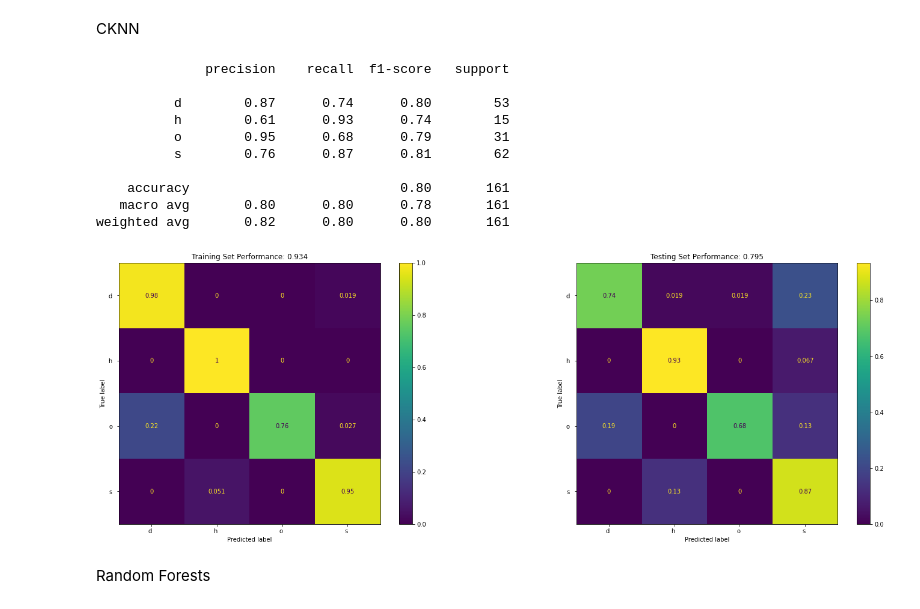
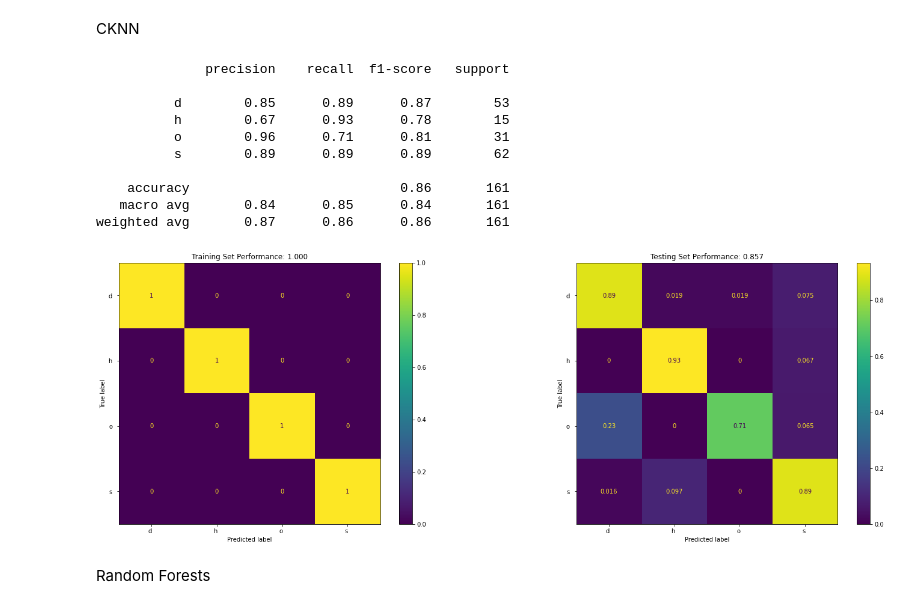
Before and after one commit to Lachie1011/cab420, a Jupyter notebook: assignment1A/Q2/CAB420_A1A_Q2.ipynb, the cells around one changed output. Saved outputs shown, nothing was run; the diff lists cells and outputs as text; code cells hidden in the pictures.

```diff
--- a/assignment1A/Q2/CAB420_A1A_Q2.ipynb
+++ b/assignment1A/Q2/CAB420_A1A_Q2.ipynb
@@ -95,20 +98,35 @@ Text(0.5, 1.0, 'Test data set')
 # %% [markdown]
 CKNN
-# %%
-cknn = KNeighborsClassifier(n_neighbors=20)
-cknn.fit(X_train, Y_train)
-eval_model(cknn, X_train, Y_train, X_test, Y_test)
-# %% [output]
-              precision    recall  f1-score   support
-
-          d        0.87      0.74      0.80        53
-          h        0.61      0.93      0.74        15
-          o        0.95      0.68      0.79        31
-          s        0.76      0.87      0.81        62
-
-    accuracy                           0.80       161
-   macro avg       0.80      0.80      0.78       161
-weighted avg       0.82      0.80      0.80       161
-[figure, removed]
+# %%
+# cknn = KNeighborsClassifier(n_neighbors=20)
+# cknn.fit(X_train, Y_train)
+# eval_model(cknn, X_train, Y_train, X_test, Y_test)
+
+neighbours = [1, 2, 4, 8, 16, 32, 64]
+weights = ['uniform', 'distance']
+metric = ['euclidean', 'manhattan']
+best_acc = 0
+best_model = None
+for k in neighbours:
+    for w in weights:
+        for m in metric:
+            cknn = KNeighborsClassifier(n_neighbors=k, weights=w, metric=m).fit(X_train, Y_train)
+            acc = f1_score(Y_val, cknn.predict(X_val), average='macro')
+            if (acc > best_acc):
+                best_acc = acc
+                best_model = cknn
+                eval_model(best_model, X_train, Y_train, X_test, Y_test)
+# %% [output]
+              precision    recall  f1-score   support
+
+          d        0.85      0.89      0.87        53
+          h        0.67      0.93      0.78        15
+          o        0.96      0.71      0.81        31
+          s        0.89      0.89      0.89        62
+
+    accuracy                           0.86       161
+   macro avg       0.84      0.85      0.84       161
+weighted avg       0.87      0.86      0.86       161
+[figure, added]
 # %% [markdown]
 Random Forests
```
Also changed, not shown: parts of 5 cells of this notebook, 8 other files.
